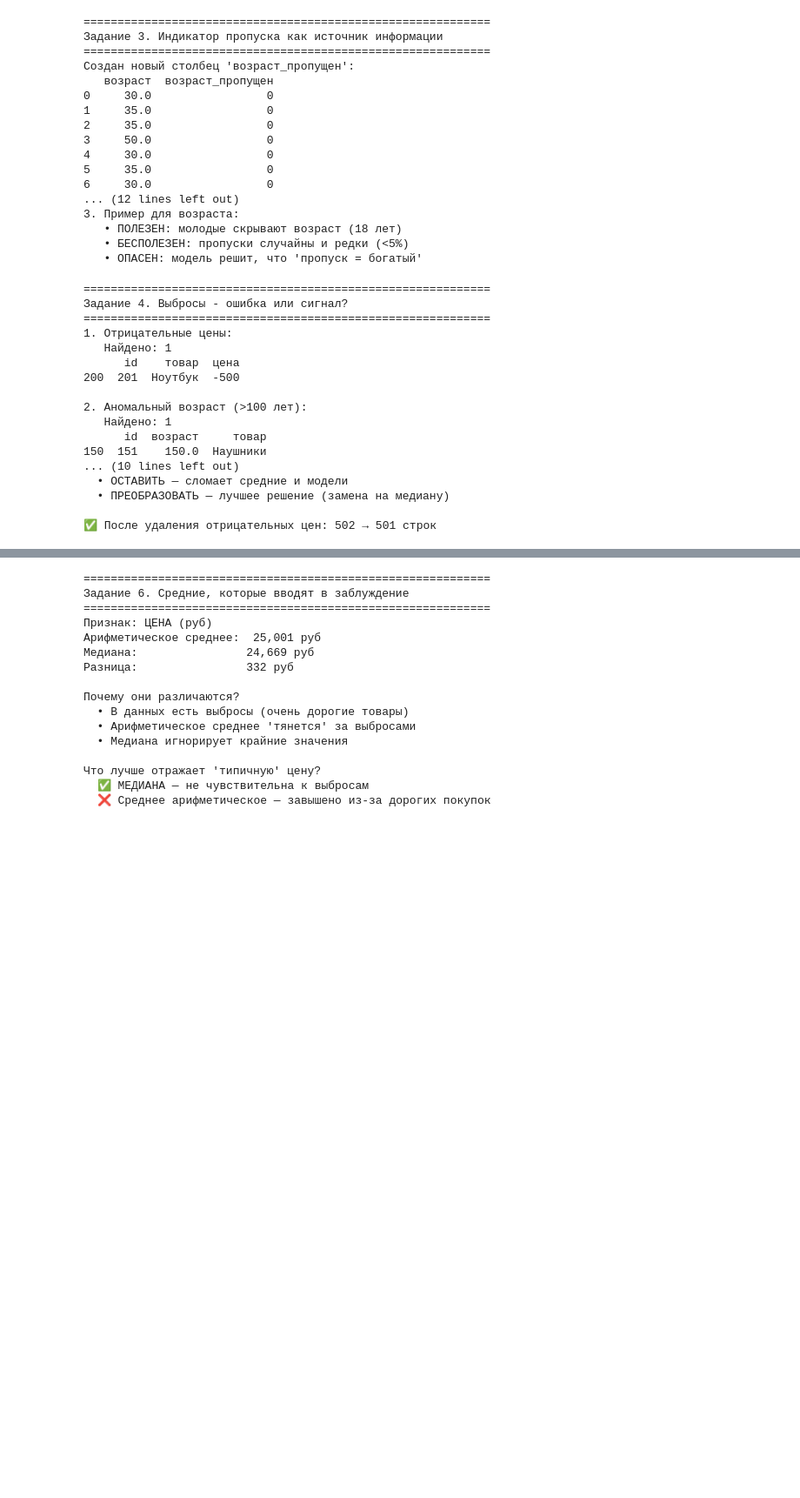
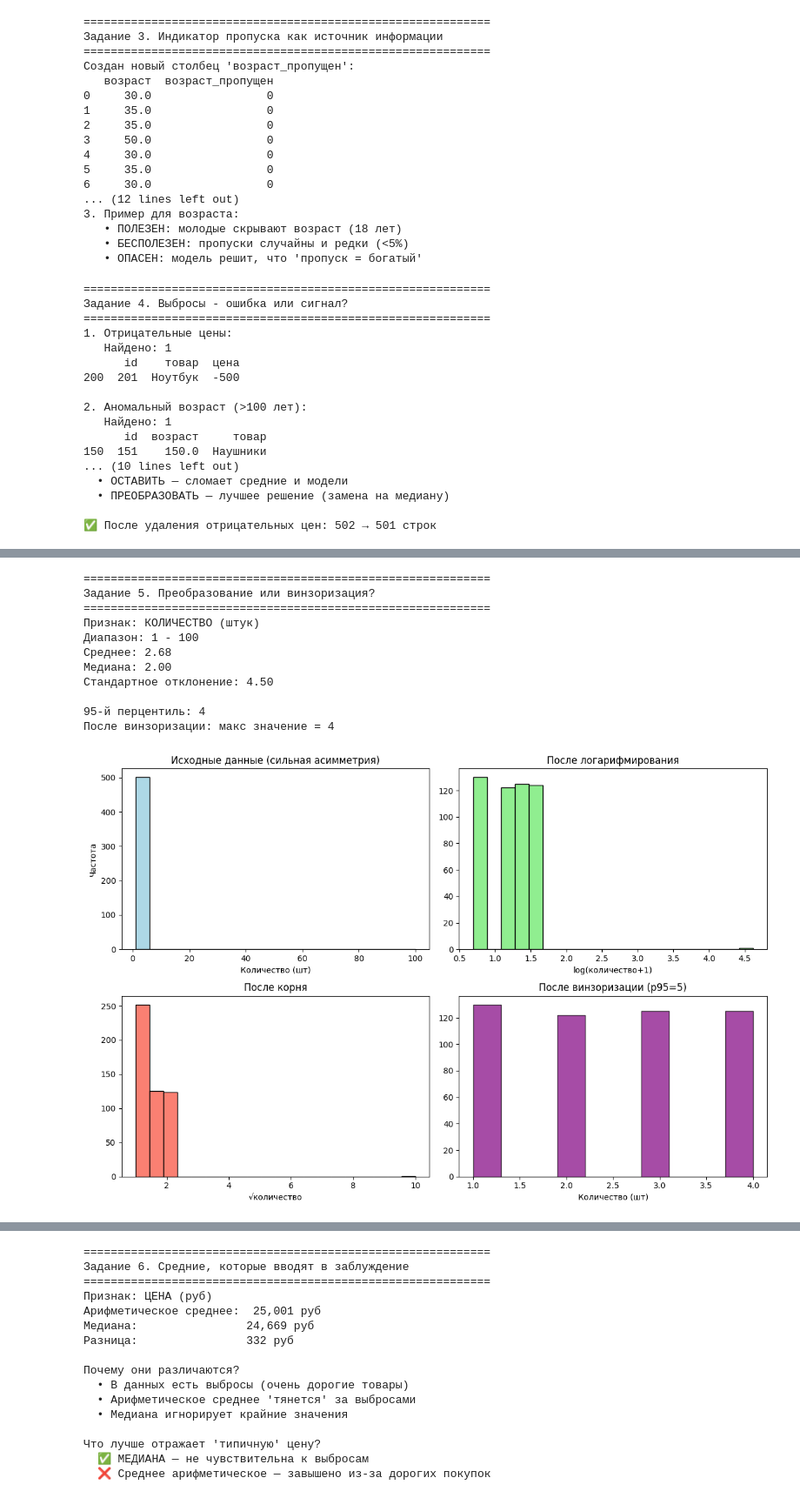
Before and after one commit to shahistakochkarova-debug/lab_work_1_analysis, a Jupyter notebook: lab_1_1.ipynb, the cells around one changed output, grey strips where cells are left out. Shown at 87% size. Saved outputs shown, nothing was run; the diff lists cells and outputs as text; code cells hidden in the pictures; blank space fills up the shorter version.

```diff
--- a/lab_1_1.ipynb
+++ b/lab_1_1.ipynb
@@ -228,0 +290,76 @@ print(f"\n✅ После удаления отрицательных цен: {le
+# %%
+print("=" * 60)
+print("Задание 5. Преобразование или винзоризация?")
+print("=" * 60)
+
+# Берём признак 'количество' с выбросом 100
+qty = df['количество'].copy()
+qty_clean = qty[qty <= 10]  # без аномалий для статистики
+
+print("Признак: КОЛИЧЕСТВО (штук)")
+print(f"Диапазон: {qty.min()} - {qty.max()}")
+print(f"Среднее: {qty.mean():.2f}")
+print(f"Медиана: {qty.median():.2f}")
+print(f"Стандартное отклонение: {qty.std():.2f}")
+
+# Применяем преобразования
+qty_log = np.log1p(qty)  # log(x+1)
+qty_sqrt = np.sqrt(qty)
+
+# Винзоризация: заменяем значения выше 95-го перцентиля
+p95 = qty.quantile(0.95)
+qty_winsor = qty.copy()
+qty_winsor[qty_winsor > p95] = p95
+
+print(f"\n95-й перцентиль: {p95:.0f}")
+print(f"После винзоризации: макс значение = {qty_winsor.max():.0f}")
+
+# Визуализация
+fig, axes = plt.subplots(2, 2, figsize=(12, 8))
+
+# Исходное распределение
+axes[0, 0].hist(qty, bins=20, edgecolor='black', color='lightblue')
+axes[0, 0].set_title('Исходные данные (сильная асимметрия)')
+axes[0, 0].set_xlabel('Количество (шт)')
+axes[0, 0].set_ylabel('Частота')
+
+# Логарифм
+axes[0, 1].hist(qty_log, bins=20, edgecolor='black', color='lightgreen')
+axes[0, 1].set_title('После логарифмирования')
+axes[0, 1].set_xlabel('log(количество+1)')
+
+# Корень
+axes[1, 0].hist(qty_sqrt, bins=20, edgecolor='black', color='salmon')
+axes[1, 0].set_title('После корня')
+axes[1, 0].set_xlabel('√количество')
+
+# Винзоризация
+axes[1, 1].hist(qty_winsor, bins=10, edgecolor='black', color='purple', alpha=0.7)
+axes[1, 1].set_title('После винзоризации (p95=5)')
+axes[1, 1].set_xlabel('Количество (шт)')
+
+plt.tight_layout()
+plt.show()
+
+print("\n" + "-" * 60)
+print("Какой метод лучше для 'количество'?")
+print("-" * 60)
+print("✅ ВИНЗОРИЗАЦИЯ — лучший выбор")
+print("   • Сохраняет единицы измерения ('штуки')")
+print("   • Убирает выброс (100 → 5)")
+print("   • Легко интерпретировать")
+print("\n❌ Логарифм — сложно объяснить ('при увеличении на 1% ...')")
+print("❌ Корень — промежуточный вариант, тоже понятный, но слабее сжимает")
+# %% [output]
+============================================================
+Задание 5. Преобразование или винзоризация?
+============================================================
+Признак: КОЛИЧЕСТВО (штук)
+Диапазон: 1 - 100
+Среднее: 2.68
+Медиана: 2.00
+Стандартное отклонение: 4.50
+
+95-й перцентиль: 4
+После винзоризации: макс значение = 4
+[figure, added]
```
Also changed, not shown: parts of 7 cells of this notebook.
